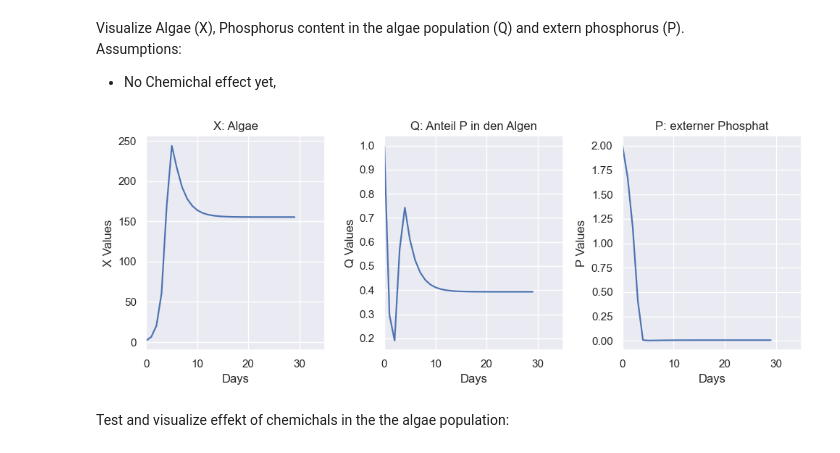
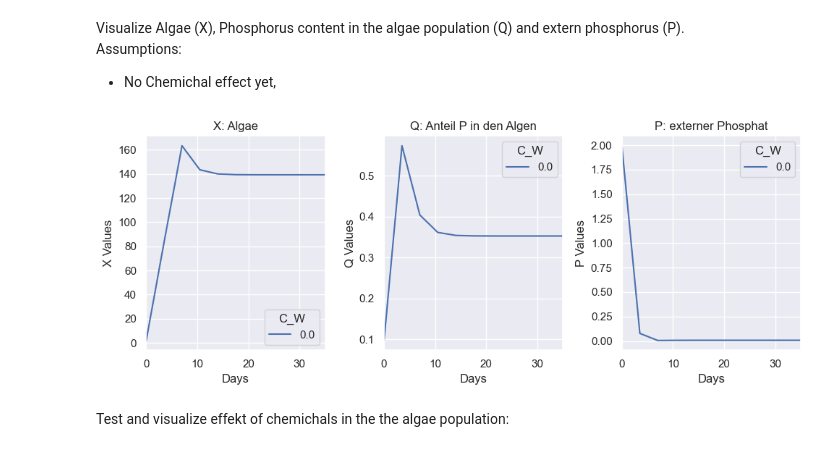
Before and after one commit to Valentin-Schwarz/mempyDEB, a Jupyter notebook: mempyDEB/DEBIBM/algea_model.ipynb, the cells around one changed output. Drawn from its saved outputs; the diff is of its cells as text; code cells hidden in the pictures.

```diff
--- a/mempyDEB/DEBIBM/algea_model.ipynb
+++ b/mempyDEB/DEBIBM/algea_model.ipynb
@@ -20,7 +21,14 @@ using local version
 ## Tes Algae model alone
 # %%
 p = deepcopy(defaultparams_DEBIBM)
+p.glb['Q0'] = 0.1
+p.glb['X0'] = 2
+p.glb['P0'] = 2
+p.glb['Pdot_in'] = p.glb['D'] * p.glb['R0']
 #p.glb['tspan'] = (0,14)
 p.glb['N_0']= 0 #No Daphnia
 #p.glb['data_collection_interval']=1 #in order to track shorter tie intervalls
 #p.glb['tres']=24
+sim_weber = simulate_DEBIBM(p) # runs the baseline model (a variant of DEBkiss)
+mout_weber, aout_weber = sim_weber
+mout_weber
@@ -50,27 +53,27 @@ Assumptions: <br>
 # %%
 fig, ax = plt.subplots(ncols = 3, figsize = (10,4))
 
-sns.lineplot(data=mout, x='t_day',y='X', ax= ax[0] )
+sns.lineplot(data=mout_weber, x='t_day',y='X', ax= ax[0], hue='C_W' )
 ax[0].set_title('X: Algae')
 ax[0].set_xlabel('Days')
 ax[0].set_ylabel('X Values')
 ax[0].set_xlim(0,35)
 
-sns.lineplot(data=mout, x='t_day',y='Q', ax= ax[1] )
+sns.lineplot(data=mout_weber, x='t_day',y='Q', ax= ax[1], hue='C_W' )
 ax[1].set_title('Q: Anteil P in den Algen')
 ax[1].set_xlabel('Days')
 ax[1].set_ylabel('Q Values')
 ax[1].set_xlim(0,35)
 
-sns.lineplot(data=mout, x='t_day',y='P', ax= ax[2] )
+sns.lineplot(data=mout_weber, x='t_day',y='P', ax= ax[2], hue='C_W' )
 ax[2].set_title('P: externer Phosphat')
 ax[2].set_xlabel('Days')
 ax[2].set_ylabel('P Values')
 ax[2].set_xlim(0,35)
 
 plt.tight_layout()
 plt.show()
 # %% [output]
-[figure, old version]
+[figure, new version]
 # %% [markdown]
 Test and visualize effekt of chemichals in the the algae population:
```
Also changed, not shown: parts of 10 cells of this notebook.
